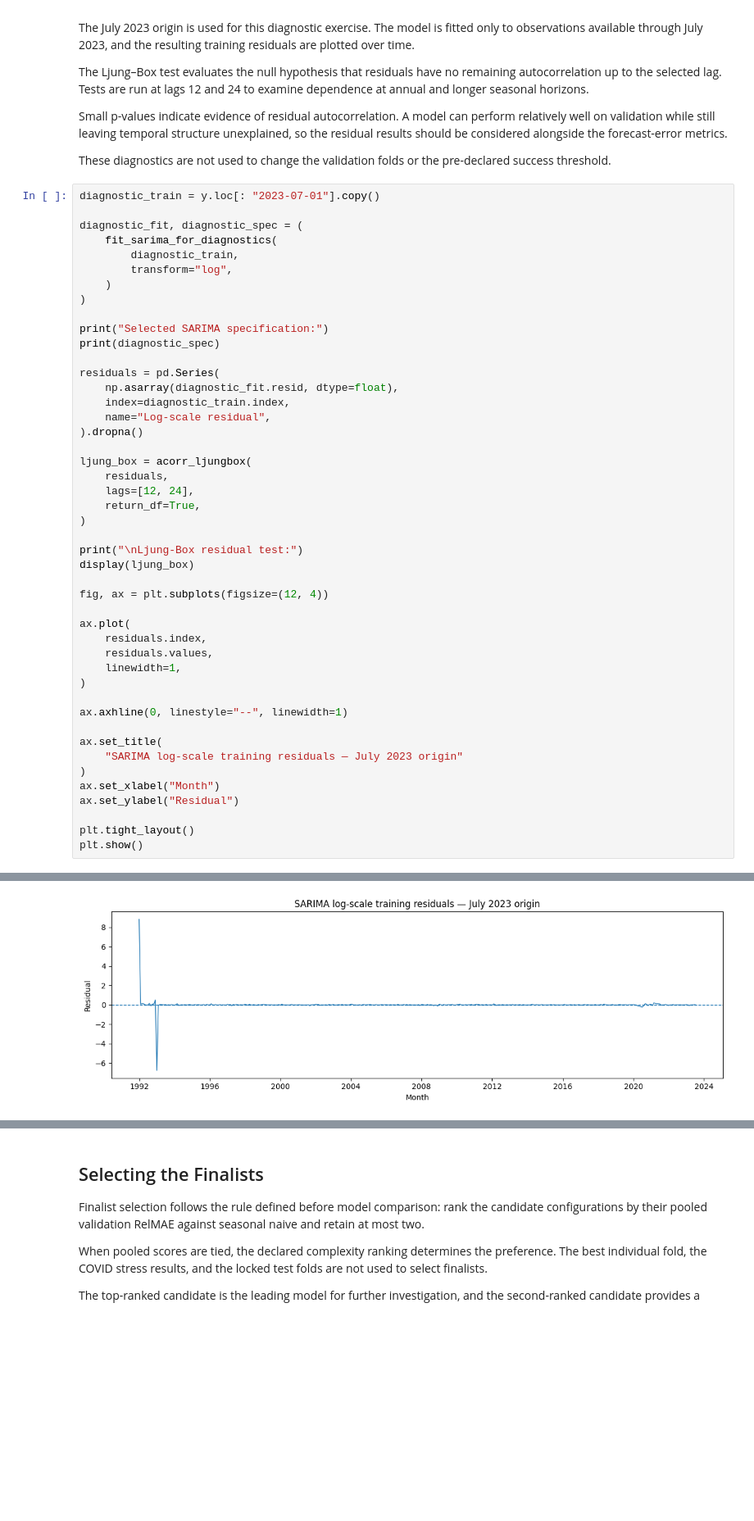
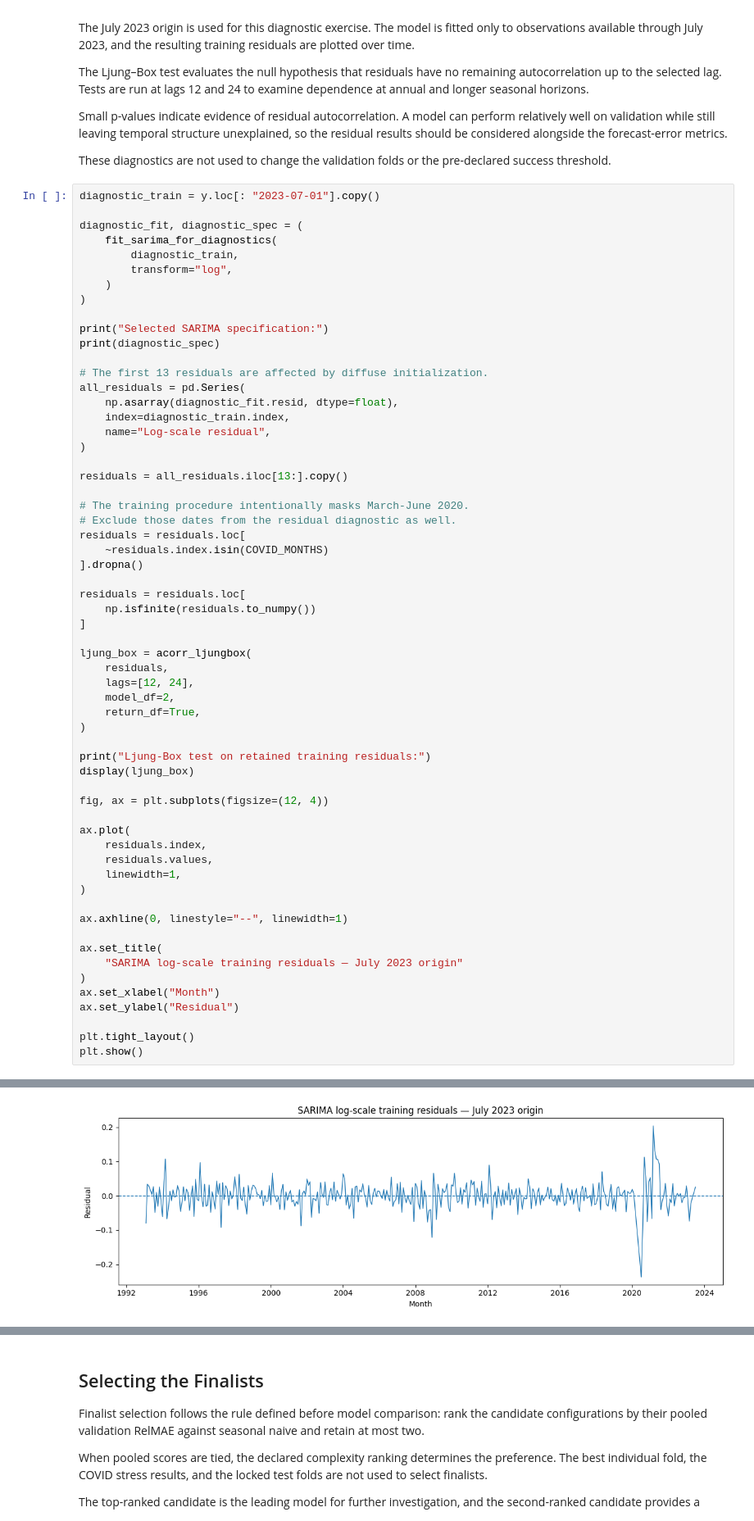
Before and after one commit to mo-alsafi/apparel-sales-forecasting, a Jupyter notebook: notebooks/modeling.ipynb, the cells around one changed output, grey strips where cells are left out. Shown at 82% size. Drawn from its saved outputs; the diff is of its cells as text; blank space fills up the shorter version.

```diff
--- a/notebooks/modeling.ipynb
+++ b/notebooks/modeling.ipynb
@@ -716,19 +746,33 @@ diagnostic_fit, diagnostic_spec = (
 print("Selected SARIMA specification:")
 print(diagnostic_spec)
 
-residuals = pd.Series(
+# The first 13 residuals are affected by diffuse initialization.
+all_residuals = pd.Series(
     np.asarray(diagnostic_fit.resid, dtype=float),
     index=diagnostic_train.index,
     name="Log-scale residual",
-).dropna()
+)
+
+residuals = all_residuals.iloc[13:].copy()
+
+# The training procedure intentionally masks March-June 2020.
+# Exclude those dates from the residual diagnostic as well.
+residuals = residuals.loc[
+    ~residuals.index.isin(COVID_MONTHS)
+].dropna()
+
+residuals = residuals.loc[
+    np.isfinite(residuals.to_numpy())
+]
 
 ljung_box = acorr_ljungbox(
     residuals,
     lags=[12, 24],
+    model_df=2,
     return_df=True,
 )
 
-print("\nLjung-Box residual test:")
+print("Ljung-Box test on retained training residuals:")
 display(ljung_box)
 
 fig, ax = plt.subplots(figsize=(12, 4))
@@ -760,4 +803,4 @@ Ljung-Box residual test:
-[figure, old version]
+[figure, new version]
 # %% [markdown]
 ### Residual Diagnostic Findings
 
```
Also changed, not shown: parts of 10 cells of this notebook, 3 other files.
